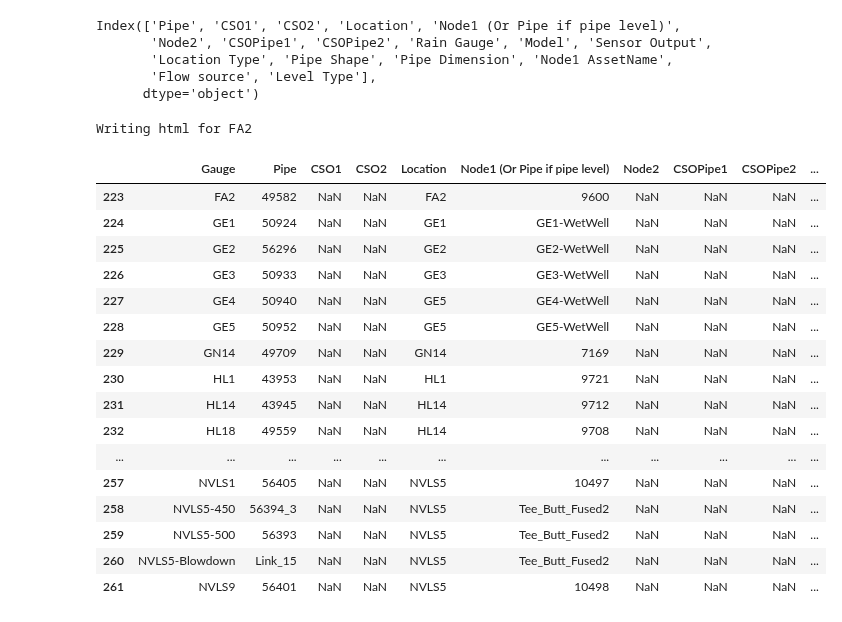
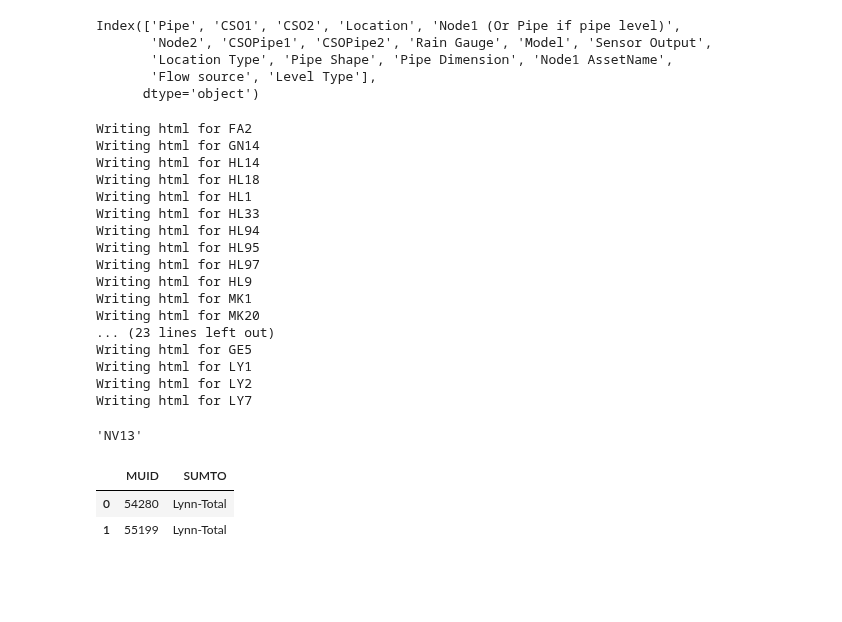
Before and after one commit to henriklocke/Calibration, a Jupyter notebook: Calibration.ipynb, the cells around one changed output. Drawn from its saved outputs; the diff is of its cells as text; code cells hidden in the pictures; blank space fills up the shorter version.

Commit message:
Add files via upload
Added dwf_specs

```diff
--- a/Calibration.ipynb
+++ b/Calibration.ipynb
@@ -475,10 +558,10 @@ Index(['Pipe', 'CSO1', 'CSO2', 'Location', 'Node1 (Or Pipe if pipe level)',
       dtype='object')
 # %%
 error_list = []
-for gauge in gauge_ids[:1]:
+for gauge in gauge_ids:
 
-#     try:
-    if 1 == 1:
+    try:
+
 
         zone = str(gauges.loc[gauge,'Location'])
         pipe = str(gauges.loc[gauge,'Pipe'])
@@ -489,7 +572,7 @@ for gauge in gauge_ids[:1]:
         MHName = str(gauges.loc[gauge,'Node1 AssetName'])
 
         PipeShape = str(gauges.loc[gauge,'Pipe Shape'])
-        PipeDimension = str(gauges.loc[gauge, 'Pipe Dimension'])
+        PipeDimension = str(round(gauges.loc[gauge, 'Pipe Dimension'],2)
 
 
         with open(output_folder + "\\" + "Calibration_Report_" + gauge + ".html", 'w') as f:
@@ -502,7 +585,6 @@ for gauge in gauge_ids[:1]:
             f.write('  border: 1px solid;')
             f.write('  padding: 4px;')
             f.write('  border-collapse: collapse;')
-
 
             f.write('})')
             f.write('</style>')
@@ -557,25 +639,19 @@ for gauge in gauge_ids[:1]:
                 f.write('    <td>' + end.strftime("%Y-%m-%d %H:%M") + '</th>')
                 f.write('    <td>' + duration + '</th>')
                 f.write('  </tr>')
-
             f.write('</table>')
 
             f.write('<h2>4. Zone Map</h2>')
             f.write('<img src="' + map_folder + '\\' + zone + '.jpg" alt="' + gauge + '">')
-
             f.write('<h2>5. DWF Calibration Summary</h2>')
             f.write('<p>' + str(list(report_text[report_text.Zone==zone]['DWF Text'])[0]) + '</p>')
-
             f.write('<h2>6. WWF Calibration and Validation Summary</h2>')
             f.write('<p>' + str(list(report_text[report_text.Zone==zone]['WWF Text'])[0]) + '</p>')
-
             f.write('<h2>7. Calibration Issues</h2>')
             f.write('<p>' + str(list(report_text[report_text.Zone==zone]['Issue Text'])[0]) + '</p>')
-
             f.write('<h2>8. Recommendations</h2>')
             f.write('<p>' + str(list(report_text[report_text.Zone==zone]['Recommendation Text'])[0]) + '</p>')
-
-            f.write('<h2>9. DWF Calibration Plots</h2>')
+            f.write('<h2>9. DWF Calibration Plots and Statistics</h2>')
 
             wwf_plot_header_added = False
             for period_spec in period_specs:
@@ -599,13 +675,13 @@ for gauge in gauge_ids[:1]:
 
             #     result_gauge = df_result.loc[(df_result.index >= start) & (df_result.index <= end)]
 
-                fig = plotly.subplots.make_subplots(rows=1,cols=2,subplot_titles=('Discharge',  'Water Level'),specs=[[{"secondary_y": True}, {"secondary_y": True}]])
-            #     fig = make_subplots(specs=[[{'secondary_y': True}]])
+                fig = plotly.subplots.make_subplots(rows=1,cols=2,subplot_titles=('Discharge',  'Water Level'),
+                                                    specs=[[{"secondary_y": True}, {"secondary_y": True}]],
+                                                   horizontal_spacing = 0.1)
 
                 fig.add_trace(go.Scatter(x=result_flow_gauge.DateTimeRef, y=result_flow_gauge.Discharge, mode='lines',name='Model Flow'),1,1)
                 fig.add_trace(go.Scatter(x=measured_gauge.index, y=measured_gauge.Flow, mode='lines',name='Measured Flow'),1,1)
                 fig.add_trace(go.Scatter(x=measured_rain.index, y=measured_rain[rain_gauge], mode='lines',name='Rainfall'),1,1, secondary_y=True)
-
 
                 fig.add_trace(go.Scatter(x=result_level_gauge.index, y=result_level_gauge.Level, mode='lines',name='Model Level'),1,2)
                 fig.add_trace(go.Scatter(x=measured_gauge.index, y=measured_gauge.Level, mode='lines',name='Measured Level'),1,2)
@@ -651,6 +727,26 @@ for gauge in gauge_ids[:1]:
 #         error_list.append([gauge_id,e])
 # %% [output]
 Writing html for FA2
+Writing html for GN14
+Writing html for HL14
+Writing html for HL18
+Writing html for HL1
+Writing html for HL33
+Writing html for HL94
+Writing html for HL95
+Writing html for HL97
+Writing html for HL9
+Writing html for MK1
+Writing html for MK20
+... (23 lines left out)
+Writing html for GE5
+Writing html for LY1
+Writing html for LY2
+Writing html for LY7
+# %%
+gauge
+# %% [output]
+'NV13'
 # %%
 import plotly.graph_objects as go
 import pandas as pd
@@ -674,22 +770,8 @@ fig.add_trace(go.Scatter(x=df['date'], y= df['B']), secondary_y=False)
 
 fig.add_trace(go.Scatter(x=df['date'], y= df['C']), secondary_y=True)
 # %%
-gauges
+summation_df
 # %% [output]
-|  | Gauge | Pipe | CSO1 | CSO2 | Location | Node1 (Or Pipe if pipe level) | Node2 | CSOPipe1 | CSOPipe2 | ... |
-| 223 | FA2 | 49582 | NaN | NaN | FA2 | 9600 | NaN | NaN | NaN | ... |
-| 224 | GE1 | 50924 | NaN | NaN | GE1 | GE1-WetWell | NaN | NaN | NaN | ... |
-| 225 | GE2 | 56296 | NaN | NaN | GE2 | GE2-WetWell | NaN | NaN | NaN | ... |
-| 226 | GE3 | 50933 | NaN | NaN | GE3 | GE3-WetWell | NaN | NaN | NaN | ... |
-| 227 | GE4 | 50940 | NaN | NaN | GE5 | GE4-WetWell | NaN | NaN | NaN | ... |
-| 228 | GE5 | 50952 | NaN | NaN | GE5 | GE5-WetWell | NaN | NaN | NaN | ... |
-| 229 | GN14 | 49709 | NaN | NaN | GN14 | 7169 | NaN | NaN | NaN | ... |
-| 230 | HL1 | 43953 | NaN | NaN | HL1 | 9721 | NaN | NaN | NaN | ... |
-| 231 | HL14 | 43945 | NaN | NaN | HL14 | 9712 | NaN | NaN | NaN | ... |
-| 232 | HL18 | 49559 | NaN | NaN | HL14 | 9708 | NaN | NaN | NaN | ... |
-| ... | ... | ... | ... | ... | ... | ... | ... | ... | ... | ... |
-| 257 | NVLS1 | 56405 | NaN | NaN | NVLS5 | 10497 | NaN | NaN | NaN | ... |
-| 258 | NVLS5-450 | 56394_3 | NaN | NaN | NVLS5 | Tee_Butt_Fused2 | NaN | NaN | NaN | ... |
-| 259 | NVLS5-500 | 56393 | NaN | NaN | NVLS5 | Tee_Butt_Fused2 | NaN | NaN | NaN | ... |
-| 260 | NVLS5-Blowdown | Link_15 | NaN | NaN | NVLS5 | Tee_Butt_Fused2 | NaN | NaN | NaN | ... |
-| 261 | NVLS9 | 56401 | NaN | NaN | NVLS5 | 10498 | NaN | NaN | NaN | ... |
+|  | MUID | SUMTO |
+| 0 | 54280 | Lynn-Total |
+| 1 | 55199 | Lynn-Total |
```
Also changed, not shown: parts of 9 cells of this notebook.
